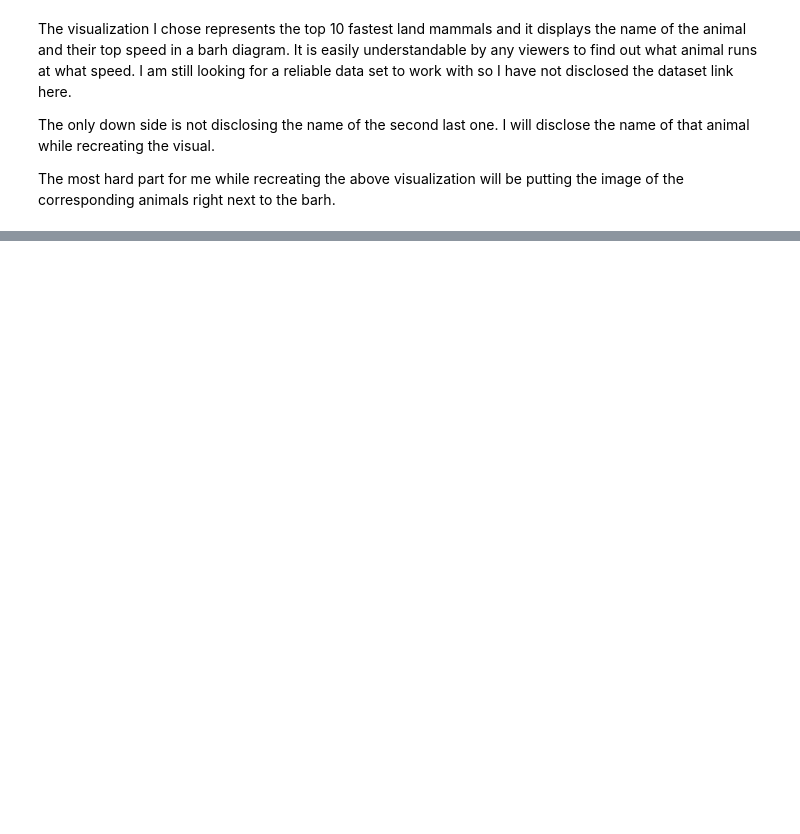
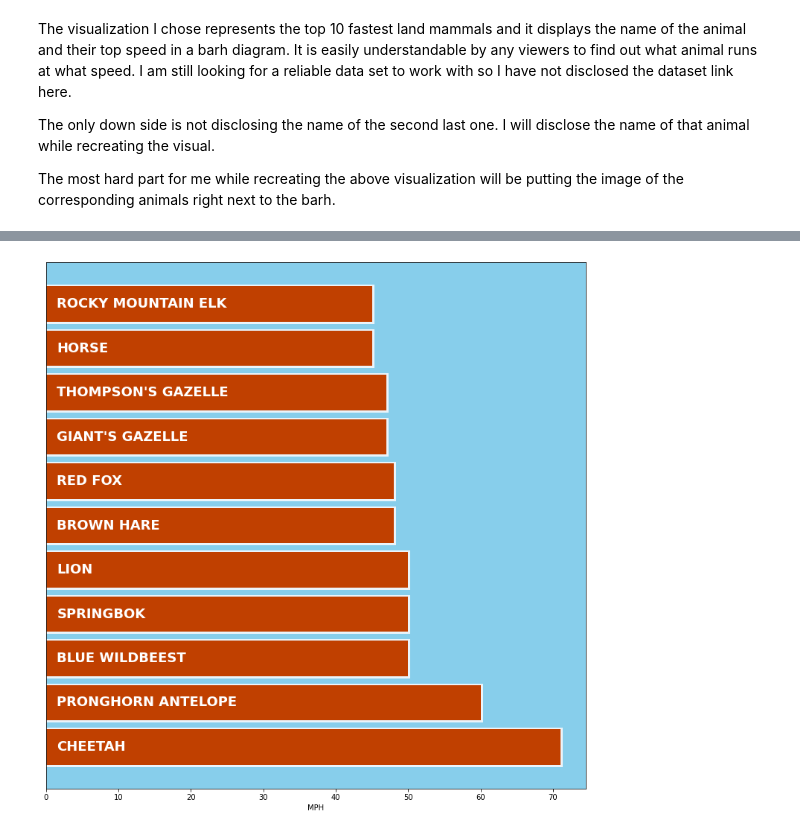
Before and after one commit to Nissun662/Data-Visual, a Jupyter notebook: Recreating_Initialization.ipynb, the cells around one changed output, grey strips where cells are left out. Cells and saved outputs as stored; diff of their text form; code cells hidden in the pictures; blank space fills up the shorter version.

```diff
--- a/Recreating_Initialization.ipynb
+++ b/Recreating_Initialization.ipynb
@@ -129,0 +54,29 @@ plt.show()
+# %%
+import matplotlib.pyplot as plt
+
+
+# Plot Graph
+
+plt.barh(x, y)
+ax=plt.axes()
+plt.barh(x, y, color=('#C04000'), linewidth=5, edgecolor='#EBF4FA')
+plt.xlabel('MPH')
+
+
+# Remove y labels
+plt.yticks([])
+
+
+# Set color
+
+plt.barh(x, y, color=['#C04000'])
+ax.set_facecolor('#87CEEB')
+
+for barh, x in zip(ax.patches, x[::1]):
+    ax.text(1.5, barh.get_y()+barh.get_height()/2, x, color = 'white', ha = 'left', va = 'center', size = 18, fontweight = 'bold')
+
+# Display Graph
+
+plt.show()
+# %% [output]
+[figure, added]
```
Also changed, not shown: parts of 13 cells of this notebook.
